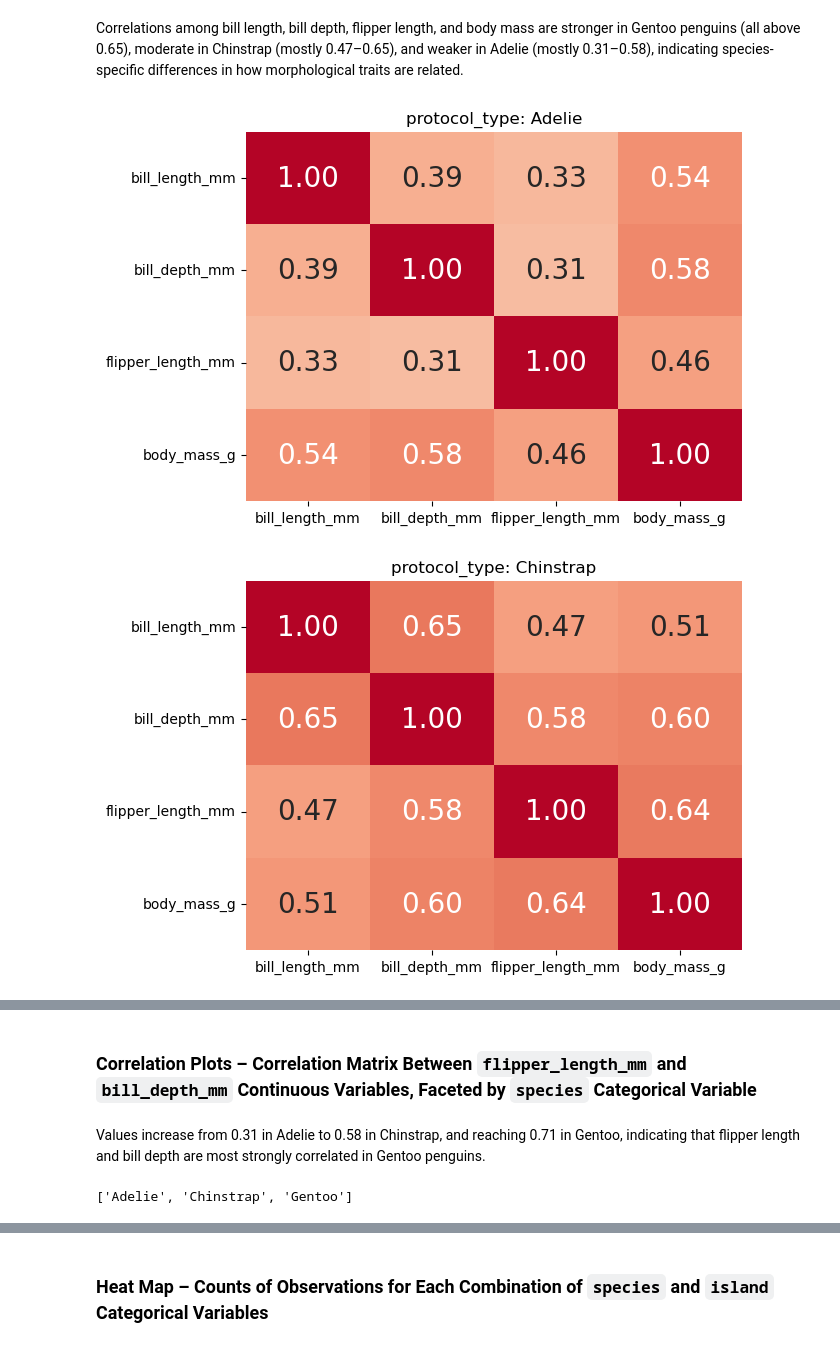
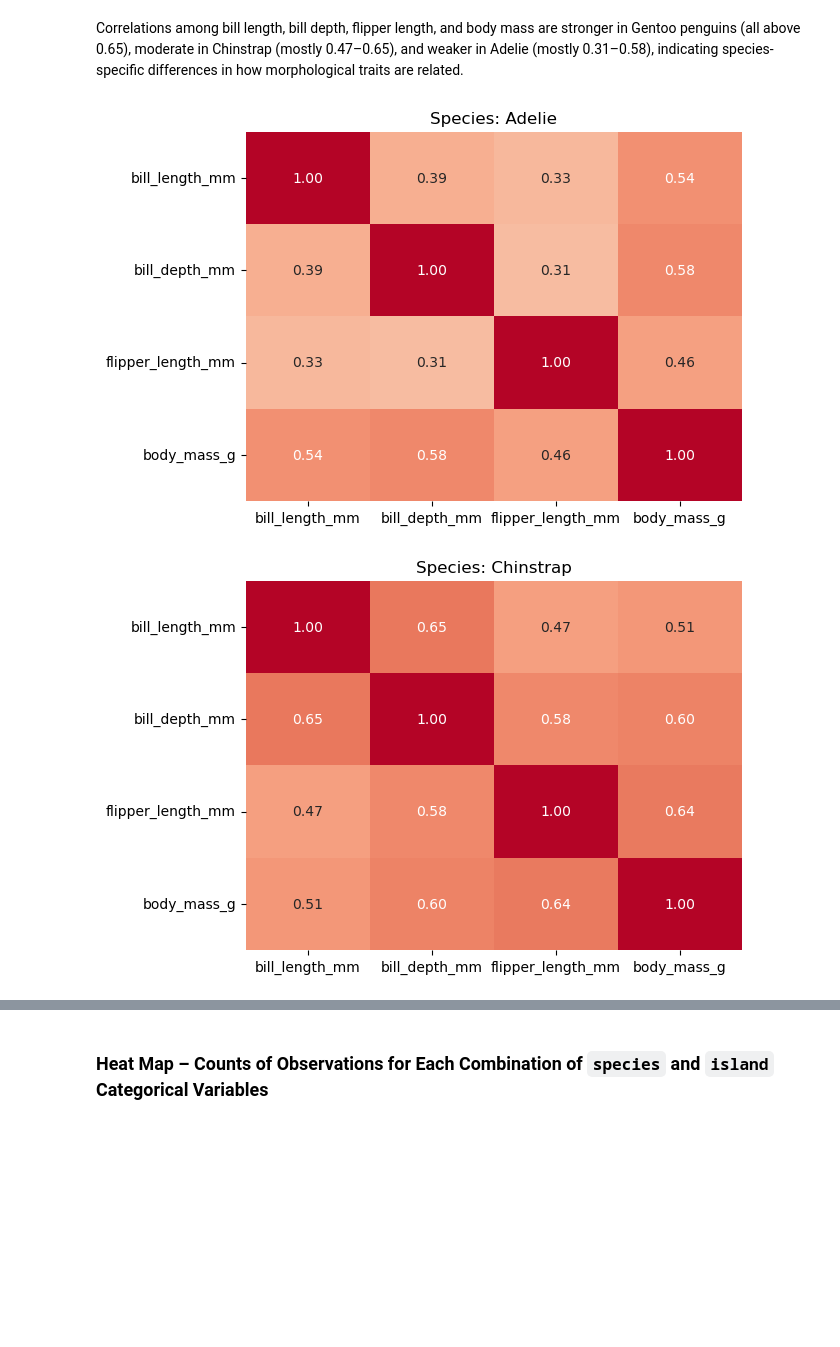
Before and after one commit to mytechnotalent/Reverse-Engineering-Data, a Jupyter notebook: 01-EDA.ipynb, the cells around one changed output, grey strips where cells are left out. Cells and saved outputs as stored; diff of their text form; code cells hidden in the pictures; blank space fills up the shorter version.

```diff
--- a/01-EDA.ipynb
+++ b/01-EDA.ipynb
@@ -659,22 +663,22 @@ plt.show()
 # %% [markdown]
 Correlations among bill length, bill depth, flipper length, and body mass are stronger in Gentoo penguins (all above 0.65), moderate in Chinstrap (mostly 0.47–0.65), and weaker in Adelie (mostly 0.31–0.58), indicating species-specific differences in how morphological traits are related.
 # %%
-protocols = df_clean['species'].unique()
-for protocol in protocols:
+species_list = df_clean['species'].unique()
+for species in species_list:
     fig, ax = plt.subplots()
-    subset = df_clean[df_clean['species'] == protocol]
+    subset = df_clean[df_clean['species'] == species]
     sns.heatmap(data=subset.corr(numeric_only=True),
                 vmin=-1,
                 vmax=1,
                 center=0,
                 cmap='coolwarm',
                 cbar=False,
                 annot=True,
                 fmt='.2f',
-                annot_kws={'size': 20},
+                annot_kws={'size': 10},
                 ax=ax)
-    ax.set_title(f'protocol_type: {protocol}')
+    ax.set_title(f'Species: {species}')
     plt.show()
 # %% [output]
-[figure, old version]
+[figure, new version]
-[figure, old version]
+[figure, new version]
@@ -682,4 +685,0 @@ for protocol in protocols:
-# %% [markdown]
-### Correlation Plots – Correlation Matrix Between `flipper_length_mm` and `bill_depth_mm` Continuous Variables, Faceted by `species` Categorical Variable
-# %% [markdown]
-Values increase from 0.31 in Adelie to 0.58 in Chinstrap, and reaching 0.71 in Gentoo, indicating that flipper length and bill depth are most strongly correlated in Gentoo penguins.
@@ -688,4 +685,0 @@ species_list = df_clean.species.unique().tolist()
-# %%
-species_list
-# %% [output]
-['Adelie', 'Chinstrap', 'Gentoo']
```
Also changed, not shown: parts of 23 cells of this notebook, 1 other file.
